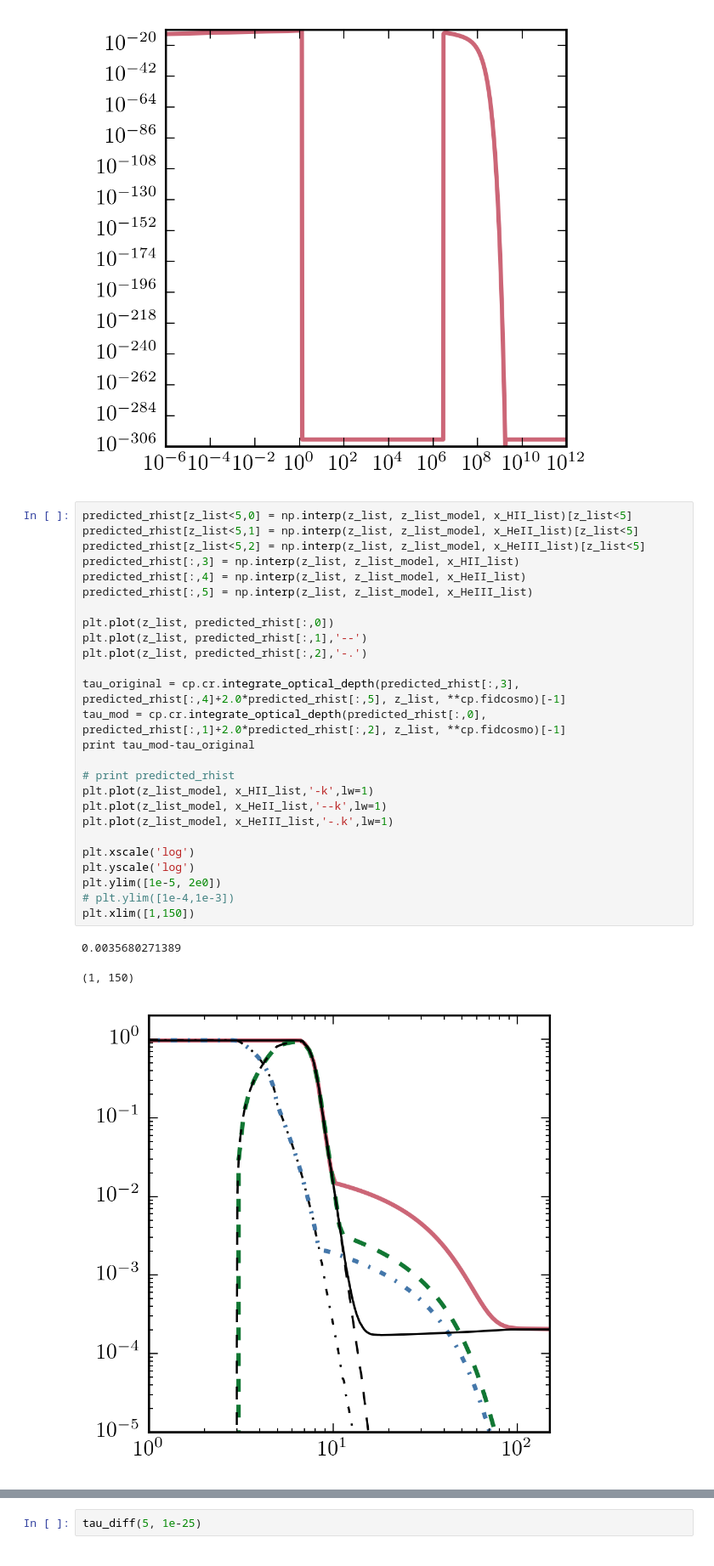
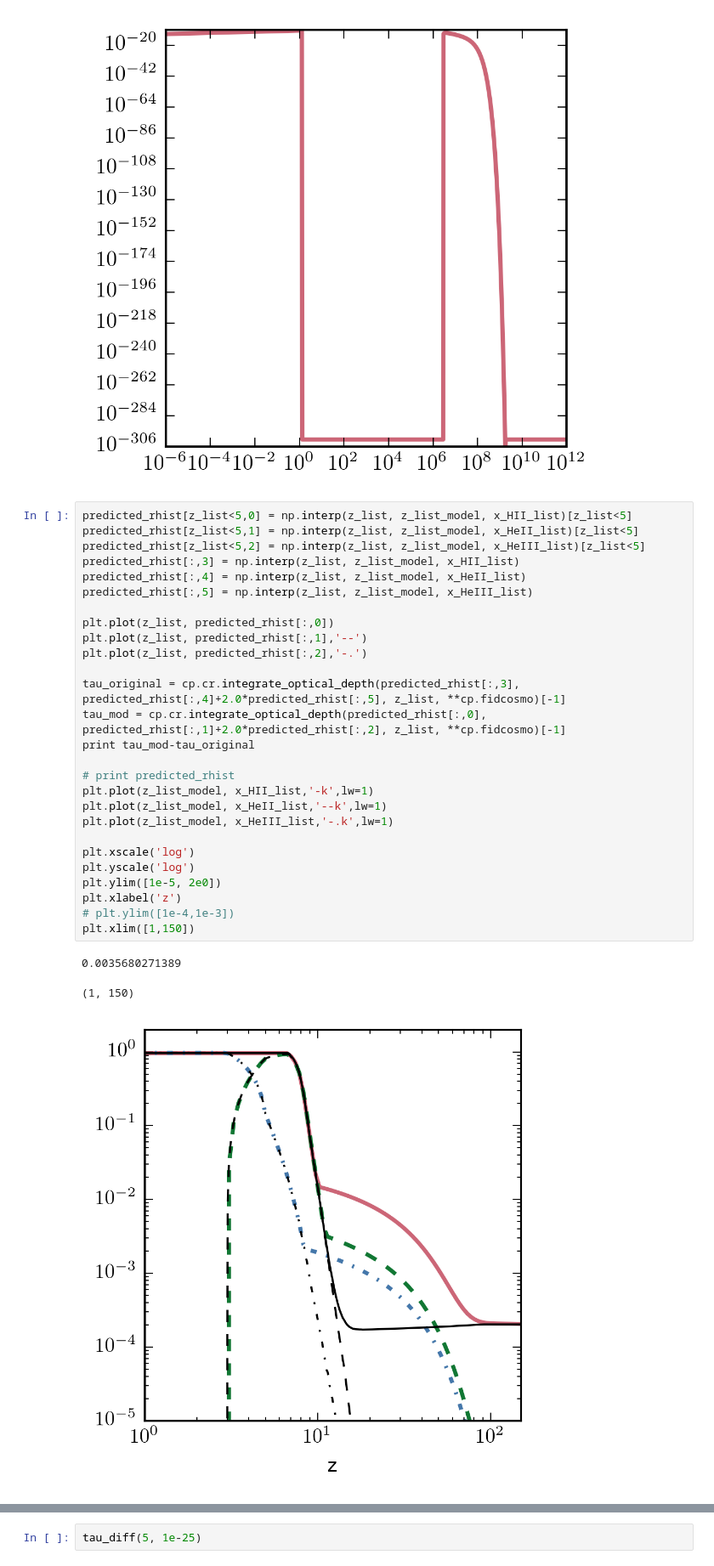
Before and after one commit to lue/dmb, a Jupyter notebook: photon_model.ipynb, the cells around one changed output, grey strips where cells are left out. Shown at 85% size. Cells and saved outputs as stored; diff of their text form.

```diff
--- a/photon_model.ipynb
+++ b/photon_model.ipynb
@@ -332,33 +332,34 @@ plt.xscale('log')
 # %%
 predicted_rhist[z_list<5,0] = np.interp(z_list, z_list_model, x_HII_list)[z_list<5]
 predicted_rhist[z_list<5,1] = np.interp(z_list, z_list_model, x_HeII_list)[z_list<5]
 predicted_rhist[z_list<5,2] = np.interp(z_list, z_list_model, x_HeIII_list)[z_list<5]
 predicted_rhist[:,3] = np.interp(z_list, z_list_model, x_HII_list)
 predicted_rhist[:,4] = np.interp(z_list, z_list_model, x_HeII_list)
 predicted_rhist[:,5] = np.interp(z_list, z_list_model, x_HeIII_list)
 
 plt.plot(z_list, predicted_rhist[:,0])
 plt.plot(z_list, predicted_rhist[:,1],'--')
 plt.plot(z_list, predicted_rhist[:,2],'-.')
 
 tau_original = cp.cr.integrate_optical_depth(predicted_rhist[:,3], predicted_rhist[:,4]+2.0*predicted_rhist[:,5], z_list, **cp.fidcosmo)[-1]
 tau_mod = cp.cr.integrate_optical_depth(predicted_rhist[:,0], predicted_rhist[:,1]+2.0*predicted_rhist[:,2], z_list, **cp.fidcosmo)[-1]
 print tau_mod-tau_original
 
 # print predicted_rhist
 plt.plot(z_list_model, x_HII_list,'-k',lw=1)
 plt.plot(z_list_model, x_HeII_list,'--k',lw=1)
 plt.plot(z_list_model, x_HeIII_list,'-.k',lw=1)
 
 plt.xscale('log')
 plt.yscale('log')
 plt.ylim([1e-5, 2e0])
+plt.xlabel('z')
 # plt.ylim([1e-4,1e-3])
 plt.xlim([1,150])
 # %% [output]
 0.0035680271389
 (1, 150)
-[figure, old version]
+[figure, new version]
 # %%
 def tau_diff(mx, sigmav):
     z_list, predicted_rhist, dumb = evolve_phot(mx, sigmav)
```
Also changed, not shown: parts of 2 cells of this notebook, 3 other files.
